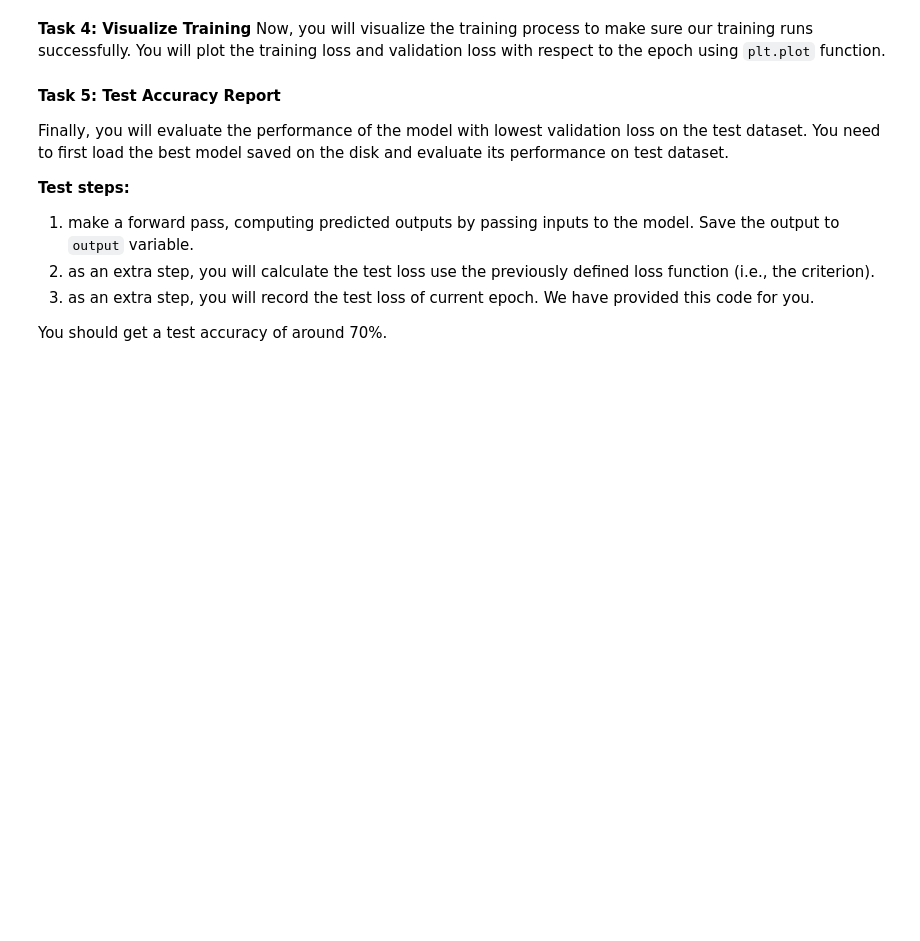
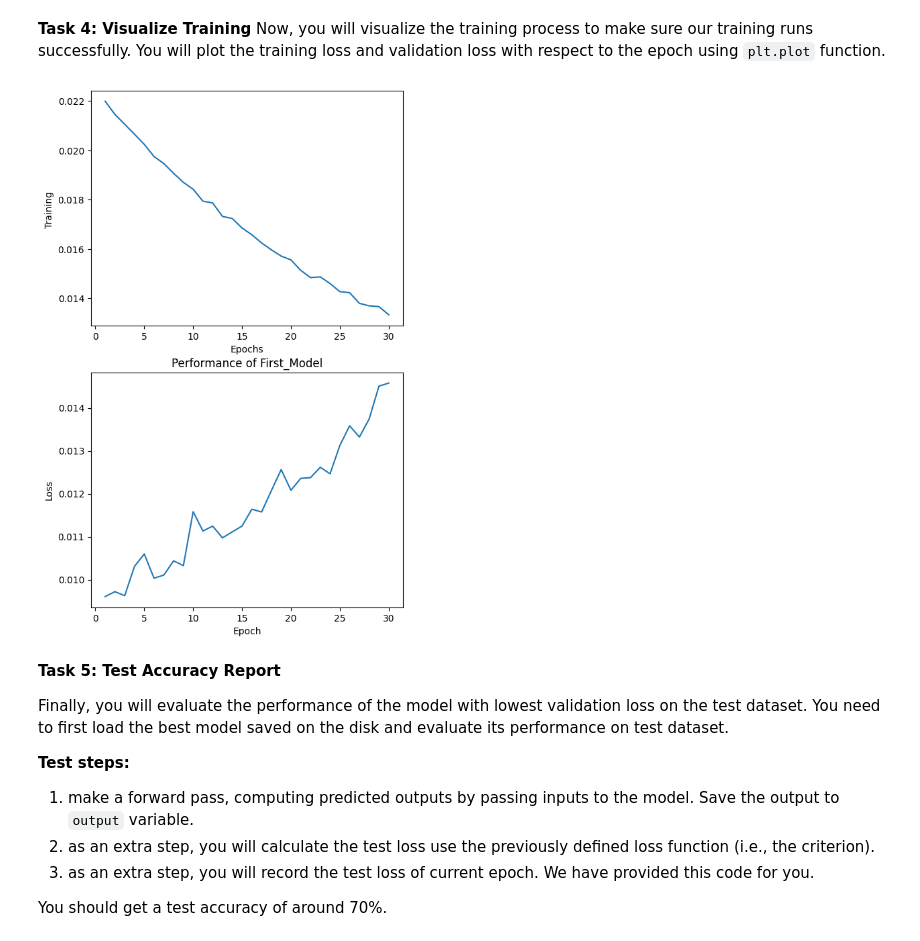
Before and after one commit to kanav9063/Deep-Learning, a Jupyter notebook: HW4_CNN_Kanav_Arora.ipynb, the cells around one changed output. Saved outputs shown, nothing was run; the diff lists cells and outputs as text; code cells hidden in the pictures; blank space fills up the shorter version.

```diff
--- a/HW4_CNN_Kanav_Arora.ipynb
+++ b/HW4_CNN_Kanav_Arora.ipynb
@@ -259,7 +259,7 @@ def train_model(model, n_epochs, criterion, optimizer, train_loader, valid_loade
             output=model(data)
 
             # calculate loss
-            loss = criterion(output, target)
+            loss = criterion(output.squeeze(), target)
             loss.backward()
             optimizer.step()
 
@@ -285,7 +285,7 @@ def train_model(model, n_epochs, criterion, optimizer, train_loader, valid_loade
 
             # calculate loss
             output = model(data)
-            v_loss = criterion(output, target)
+            v_loss = criterion(output.squeeze(), target)
 
 
             # record validation loss
@@ -311,6 +311,8 @@ def train_model(model, n_epochs, criterion, optimizer, train_loader, valid_loade
             valid_loss))
             torch.save(model.state_dict(), 'model_cifar.pt')
             valid_loss_min = valid_loss
+
+    return train_losslist, valid_losslist
 # %%
 n_epochs = 30
 train_loss, validation_loss=train_model(model, n_epochs, criterion, optimizer, train_loader, valid_loader)
@@ -322,16 +340,29 @@ Now, you will visualize the training process to make sure our training runs succ
 # %%
 #############################################
 ## TODO: Plot training & validation loss   ##
 #############################################
 
+plt.figure(figsize=(6, 10))
+
+plt.subplot(2, 1, 1)
+plt.plot(range(1, len(train_loss) + 1), train_loss)
+plt.xlabel('Epochs')
+plt.ylabel('Training ')
+
+plt.subplot(2, 1, 2)
+plt.plot(range(1, len(validation_loss) + 1), validation_loss)
+plt.xlabel('Epochs')
+plt.ylabel('Validation')
 
 #############################################
 ############# End of your code ##############
 #############################################
 plt.xlabel("Epoch")
 plt.ylabel("Loss")
 plt.title("Performance of First_Model")
 plt.show()
+# %% [output]
+[figure, added]
 # %% [markdown]
 **Task 5: Test Accuracy Report**
 
```
Also changed, not shown: parts of 3 cells of this notebook.
